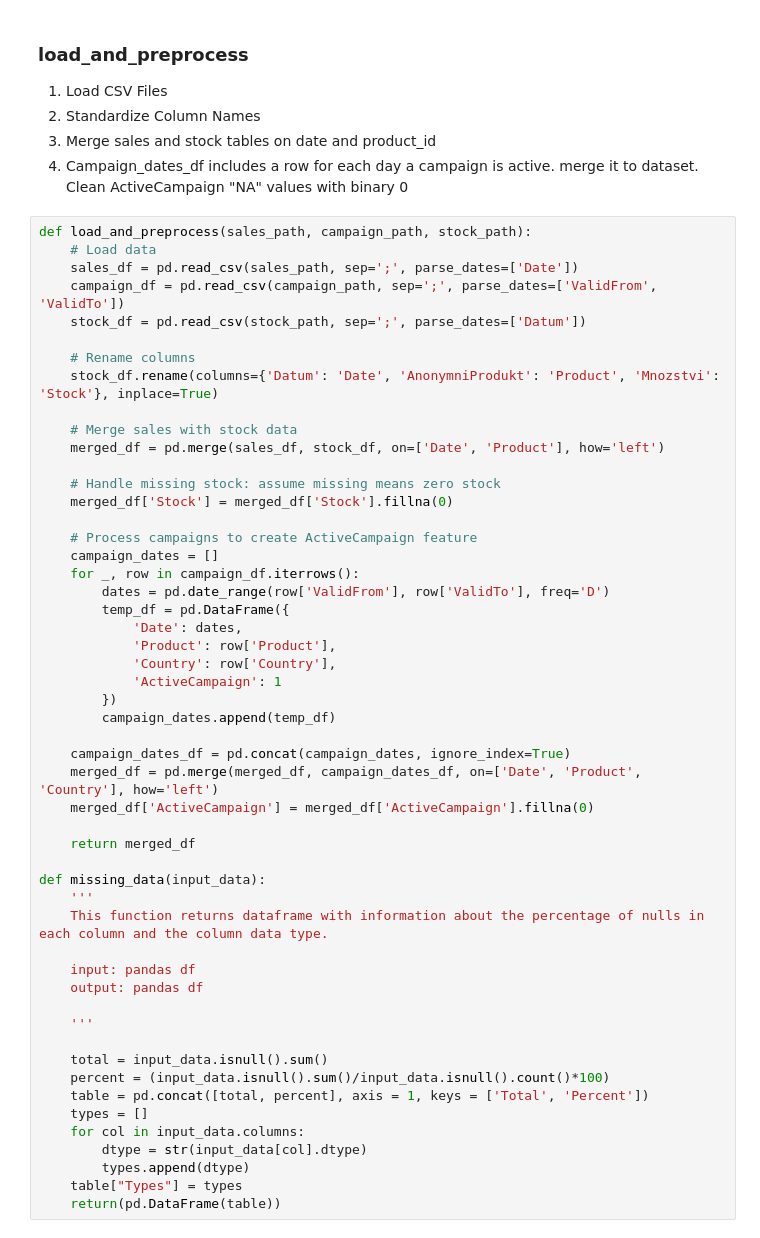
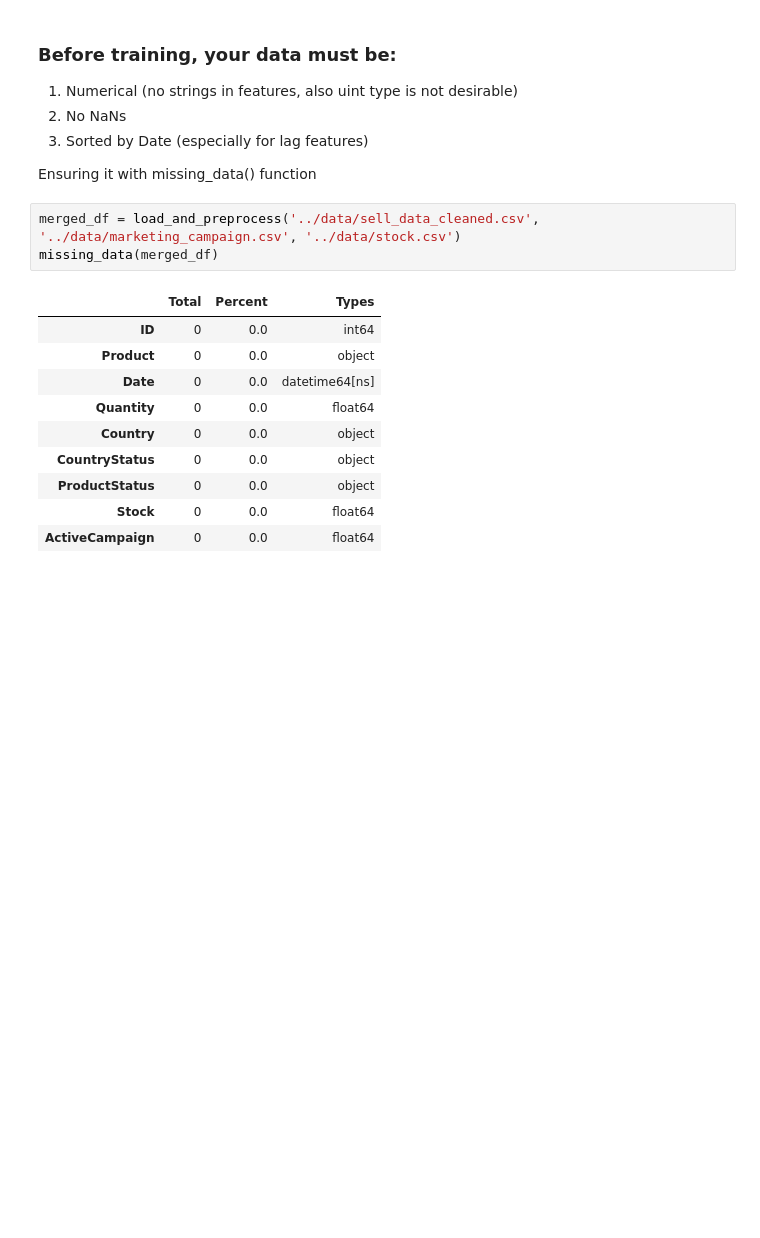
Before and after one commit to firelight-cs/HackathonHuita, a Jupyter notebook: notebooks/randomforestmodel.ipynb, the cells around one changed output. Cells and saved outputs as stored; diff of their text form; blank space fills up the shorter version.

```diff
--- a/notebooks/randomforestmodel.ipynb
+++ b/notebooks/randomforestmodel.ipynb
@@ -8,60 +9,23 @@ from sklearn.preprocessing import LabelEncoder
 # %% [markdown]
-### load_and_preprocess
 
-1. Load CSV Files
-2. Standardize Column Names
-3. Merge sales and stock tables on date and product_id
-4. Campaign_dates_df includes a row for each day a campaign is active. merge it to dataset. Clean ActiveCampaign "NA" values with binary 0
+### Before training, your data must be:
+1. Numerical (no strings in features, also uint type is not desirable)
+2. No NaNs
+3. Sorted by Date (especially for lag features)
+
+Ensuring it with missing_data() function
 # %%
-def load_and_preprocess(sales_path, campaign_path, stock_path):
-    # Load data
-    sales_df = pd.read_csv(sales_path, sep=';', parse_dates=['Date'])
-    campaign_df = pd.read_csv(campaign_path, sep=';', parse_dates=['ValidFrom', 'ValidTo'])
-    stock_df = pd.read_csv(stock_path, sep=';', parse_dates=['Datum'])
-
-    # Rename columns
-    stock_df.rename(columns={'Datum': 'Date', 'AnonymniProdukt': 'Product', 'Mnozstvi': 'Stock'}, inplace=True)
-
-    # Merge sales with stock data
-    merged_df = pd.merge(sales_df, stock_df, on=['Date', 'Product'], how='left')
-
-    # Handle missing stock: assume missing means zero stock
-    merged_df['Stock'] = merged_df['Stock'].fillna(0)
-
-    # Process campaigns to create ActiveCampaign feature
-    campaign_dates = []
-    for _, row in campaign_df.iterrows():
-        dates = pd.date_range(row['ValidFrom'], row['ValidTo'], freq='D')
-        temp_df = pd.DataFrame({
-            'Date': dates,
-            'Product': row['Product'],
-            'Country': row['Country'],
-            'ActiveCampaign': 1
-        })
-        campaign_dates.append(temp_df)
-
-    campaign_dates_df = pd.concat(campaign_dates, ignore_index=True)
-    merged_df = pd.merge(merged_df, campaign_dates_df, on=['Date', 'Product', 'Country'], how='left')
-    merged_df['ActiveCampaign'] = merged_df['ActiveCampaign'].fillna(0)
-
-    return merged_df
-
-def missing_data(input_data):
-    '''
-    This function returns dataframe with information about the percentage of nulls in each column and the column data type.
-
-    input: pandas df
-    output: pandas df
-
-    '''
-
-    total = input_data.isnull().sum()
-    percent = (input_data.isnull().sum()/input_data.isnull().count()*100)
-    table = pd.concat([total, percent], axis = 1, keys = ['Total', 'Percent'])
-    types = []
-    for col in input_data.columns:
-        dtype = str(input_data[col].dtype)
-        types.append(dtype)
-    table["Types"] = types
-    return(pd.DataFrame(table))
+merged_df = load_and_preprocess('../data/sell_data_cleaned.csv', '../data/marketing_campaign.csv', '../data/stock.csv')
+missing_data(merged_df)
+# %% [output]
+|  | Total | Percent | Types |
+| ID | 0 | 0.0 | int64 |
+| Product | 0 | 0.0 | object |
+| Date | 0 | 0.0 | datetime64[ns] |
+| Quantity | 0 | 0.0 | float64 |
+| Country | 0 | 0.0 | object |
+| CountryStatus | 0 | 0.0 | object |
+| ProductStatus | 0 | 0.0 | object |
+| Stock | 0 | 0.0 | float64 |
+| ActiveCampaign | 0 | 0.0 | float64 |
 # %% [markdown]
```
Also changed, not shown: parts of 14 cells of this notebook, 14 other files.
